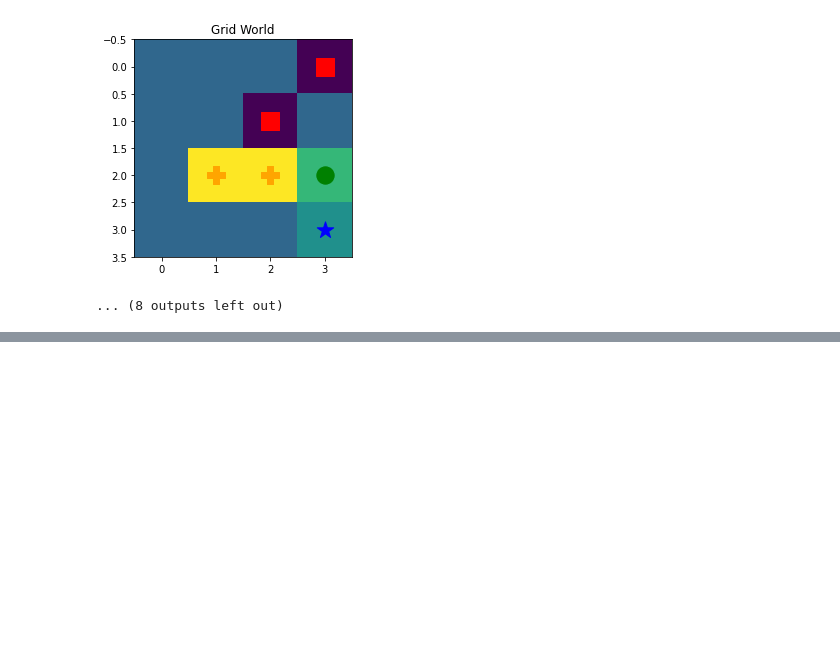
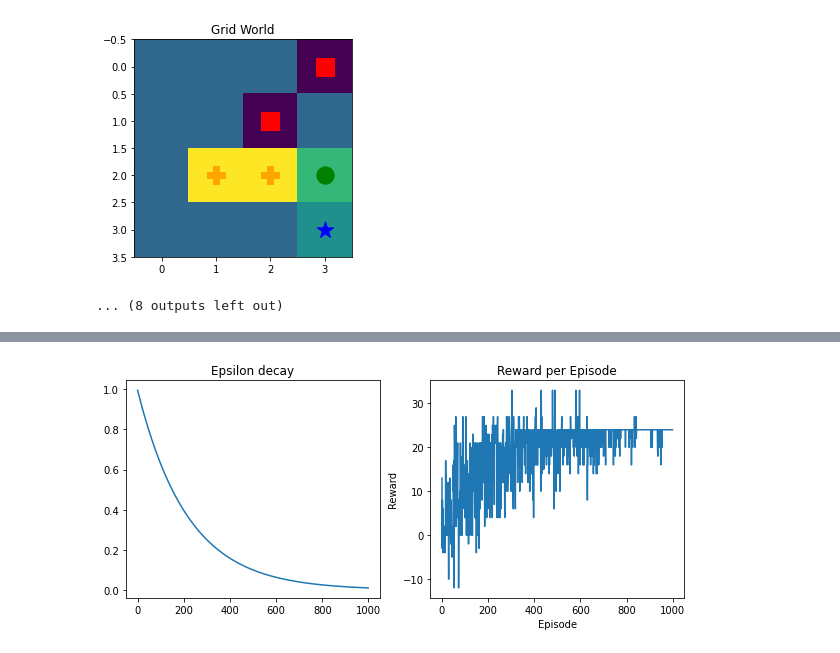
Before and after one commit to UBCSE-ngupta22/CSE574_Assign3, a Jupyter notebook: ngupta22_ shuchisu_assignment3_checkpoint.ipynb, the cells around one changed output, grey strips where cells are left out. Drawn from its saved outputs; the diff is of its cells as text; code cells hidden in the pictures; blank space fills up the shorter version.

```diff
--- a/ngupta22_ shuchisu_assignment3_checkpoint.ipynb
+++ b/ngupta22_ shuchisu_assignment3_checkpoint.ipynb
@@ -297,0 +254,18 @@ def SARSA_test(env=GridEnvironment(), qtable=qtable, start=0, goal=15, num_episo
+# %%
+def visualization(testingEpisodes, episodes, rewardVals, epsilonVals, testingRewardVals):
+    # If in testing mode
+    if len(testingRewardVals) != 0:
+        plt.plot([e for e in range(testingEpisodes)], testingRewardVals)
+        plt.title("Reward per Episode")
+        plt.xlabel('Episode')
+        plt.ylabel('Reward')
+    # If in training mode
+    else:
+        fig, (p1, p2) = plt.subplots(1, 2, figsize=(10,4))
+        p1.plot([episode for episode in range(episodes)], epsilonVals)
+        p1.set_title("Epsilon decay")
+
+        p2.plot([episode for episode in range(episodes)], rewardVals)
+        p2.set_title("Reward per Episode")
+        p2.set_xlabel('Episode')
+        p2.set_ylabel('Reward')
@@ -297,0 +298,7 @@ def SARSA_test(env=GridEnvironment(), qtable=qtable, start=0, goal=15, num_episo
+# %%
+# visualization for training
+_, _, testingEpisodes, episodes, rewardVals, epsilonVals, testingRewardVals = SARSA(
+    env=GridEnvironment(), testing=False, episodes=1000, timesteps=10)
+visualization(testingEpisodes, episodes, rewardVals, epsilonVals, testingRewardVals)
+# %% [output]
+[figure, added]
```
Also changed, not shown: parts of 16 cells of this notebook, 4 other files.
